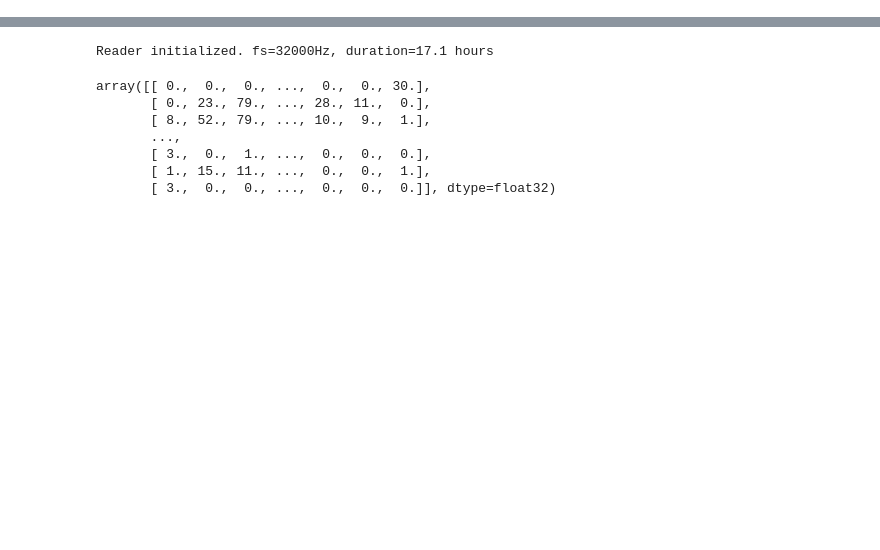
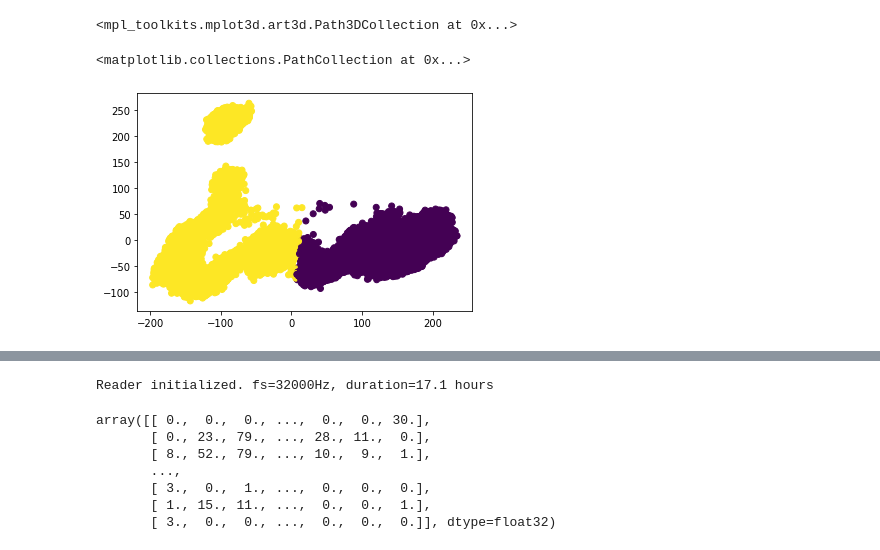
Before and after one commit to regevti/lfp_clustering, a Jupyter notebook: notebooks/behavior.ipynb, the cells around one changed output, grey strips where cells are left out. Drawn from its saved outputs; the diff is of its cells as text; code cells hidden in the pictures; blank space fills up the shorter version.

```diff
--- a/notebooks/behavior.ipynb
+++ b/notebooks/behavior.ipynb
@@ -19,0 +161,4 @@ from detectors.motives import MotifFinder
+# %%
+%%time
+f = np.load('/media/sil2/Data/regev/video_features.npz')
+features = f['arr_0']
@@ -19,0 +168,4 @@ from detectors.motives import MotifFinder
+# %%
+idx = np.random.choice(np.arange(features.shape[0]), size=features.shape[0]//2, replace=False)
+features = features[idx, :]
+features.shape
@@ -19,0 +174,5 @@ from detectors.motives import MotifFinder
+# %%
+from sklearn.decomposition import PCA
+
+pca = PCA(n_components=100)
+pca.fit(features)
@@ -19,0 +197,2 @@ from detectors.motives import MotifFinder
+# %%
+pcs = pca.transform(features)
@@ -19,0 +262,9 @@ from detectors.motives import MotifFinder
+# %%
+from mpl_toolkits import mplot3d
+%matplotlib tk
+
+fig = plt.figure()
+ax = plt.axes(projection='3d')
+ax.scatter(pcs[:,0], pcs[:,1],pcs[:,2])
+# %% [output]
+<mpl_toolkits.mplot3d.art3d.Path3DCollection at 0x...>
@@ -19,0 +273,8 @@ from detectors.motives import MotifFinder
+# %%
+from sklearn.cluster import KMeans
+
+kmeans = KMeans(n_clusters=2, random_state=0).fit(pcs[:,:2])
+plt.scatter(pcs[:,0], pcs[:,1], c=kmeans.labels_)
+# %% [output]
+<matplotlib.collections.PathCollection at 0x...>
+[figure, added]
```
Also changed, not shown: parts of 20 cells of this notebook, 15 other files.
